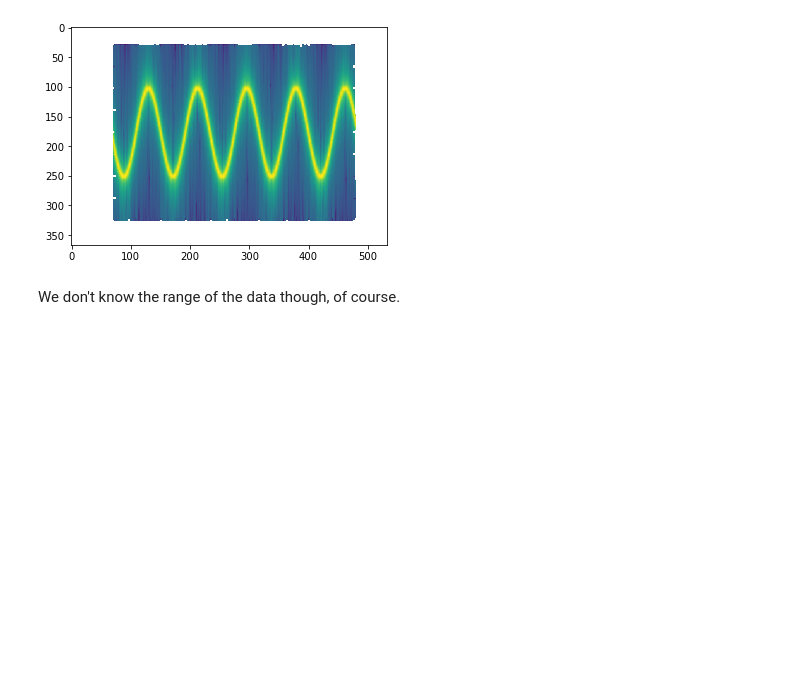
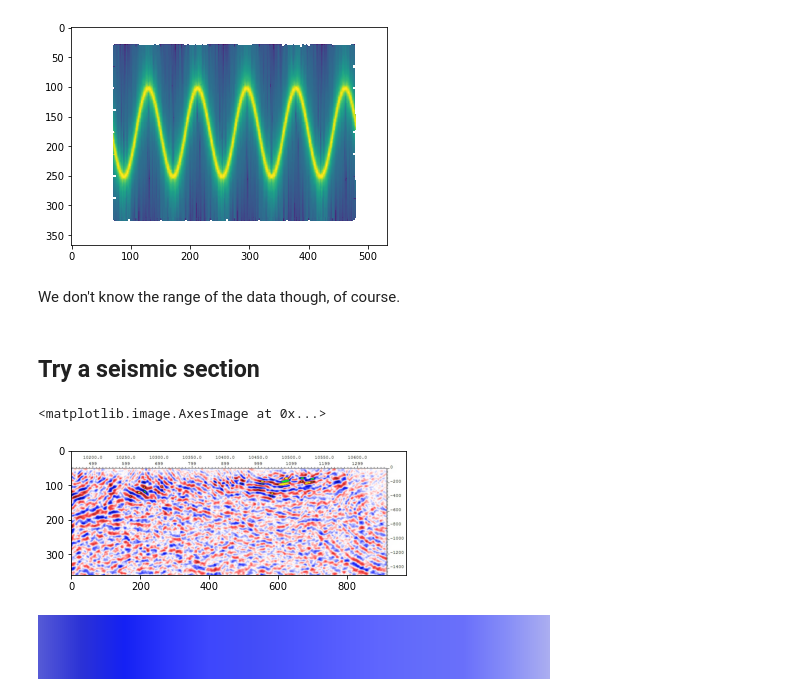
Before and after one commit to scienxlab/unmap, a Jupyter notebook: docs/notebooks/Guess_the_colourmap_from_an_image.ipynb, the cells around one changed output. Drawn from its saved outputs; the diff is of its cells as text; code cells hidden in the pictures; blank space fills up the shorter version.

```diff
--- a/docs/notebooks/Guess_the_colourmap_from_an_image.ipynb
+++ b/docs/notebooks/Guess_the_colourmap_from_an_image.ipynb
@@ -119,3 +118,18 @@ plt.imshow(data)
 [figure]
 # %% [markdown]
 We don't know the range of the data though, of course.
+# %% [markdown]
+## Try a seismic section
+# %%
+uri = "https://www.fathomgeophysics.com/images/post-image/post-image-seismic-data-analysis-972x360.jpg"
+
+img = get_image_from_web(uri)
+
+plt.imshow(img)
+# %% [output]
+<matplotlib.image.AxesImage at 0x...>
+[figure, added]
+# %%
+guess_cmap(uri)
+# %% [output]
+[figure, added]
```
Also changed, not shown: parts of 5 cells of this notebook, 6 other files.
